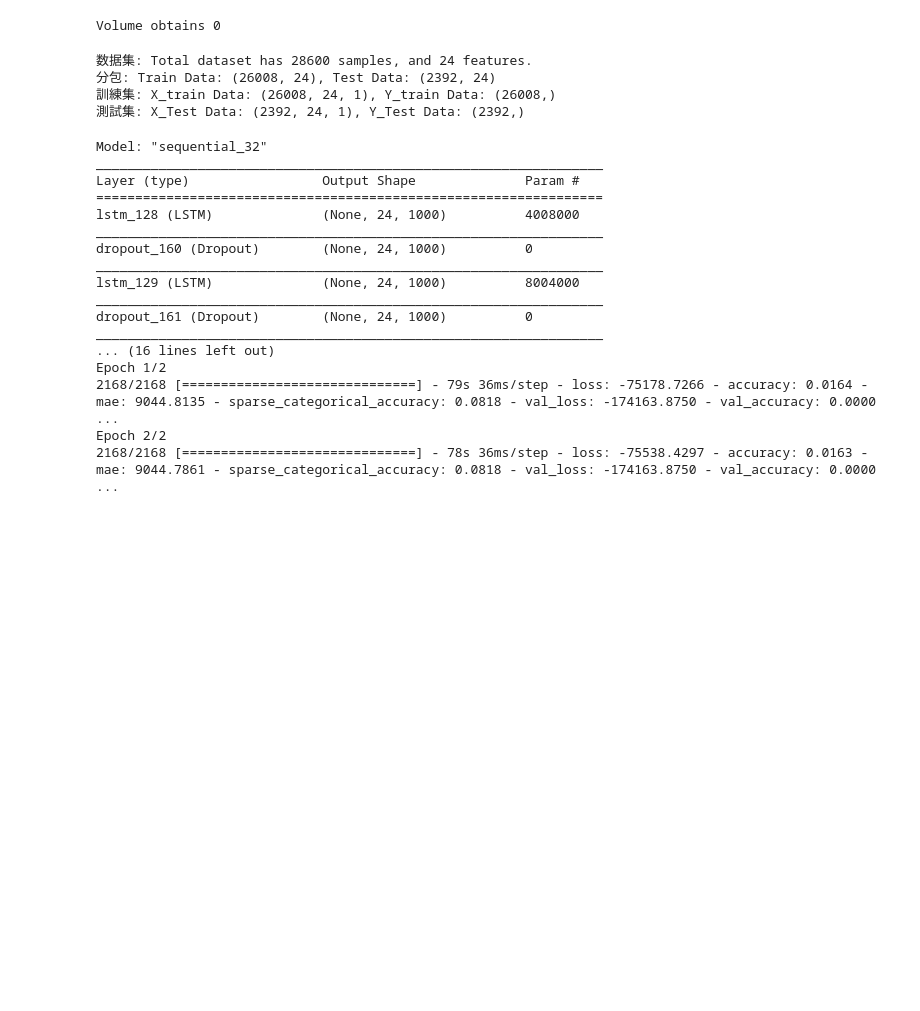
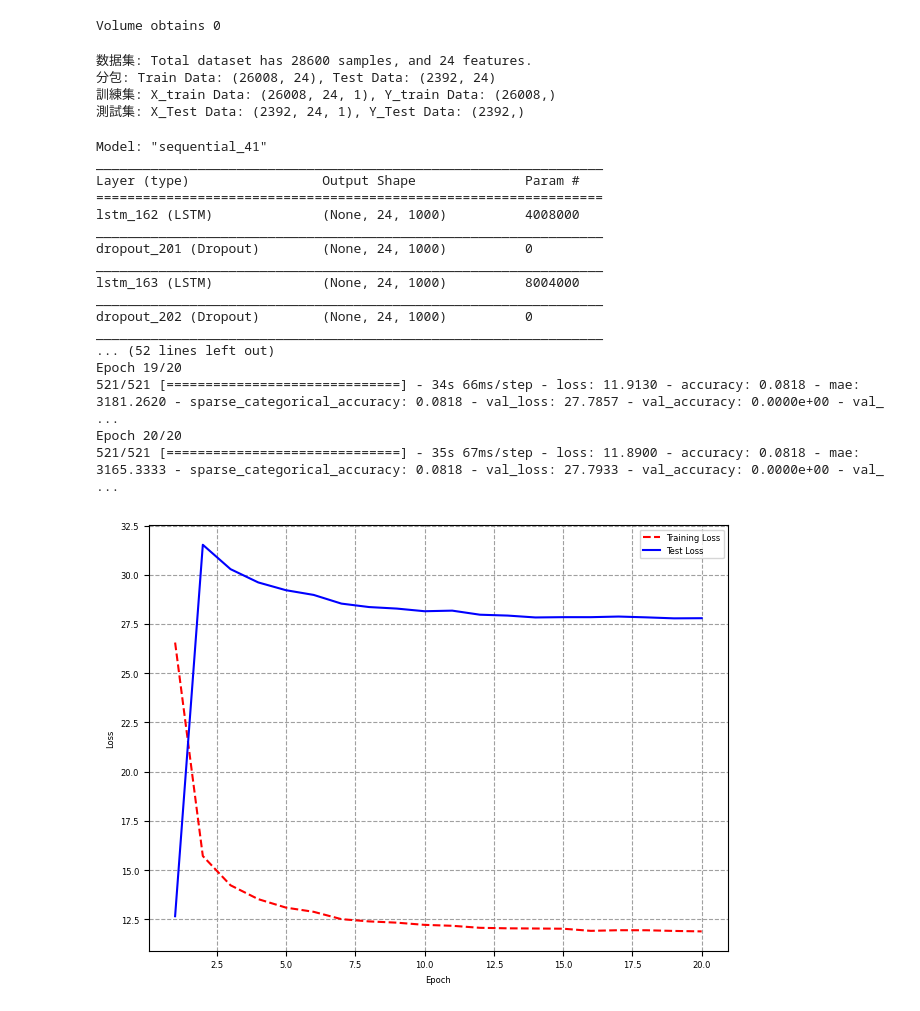
Before and after one commit to webclinic017/dbpower-machine-learning-project, a Jupyter notebook: nq.ipynb, the cells around one changed output. Drawn from its saved outputs; the diff is of its cells as text; code cells hidden in the pictures; blank space fills up the shorter version.

```diff
--- a/nq.ipynb
+++ b/nq.ipynb
@@ -137,9 +137,9 @@ for k, df5 in data.items():
             mpf.make_addplot(df5['p-sar'],scatter=True,markersize=1,marker='*',panel=0,color='blueviolet'),
             mpf.make_addplot((df5['vol-ema5']),panel=1,color='orange')]
     # 4.3 render
-    if (False):
+    if (True):
         # print(df5.shape, df5['udate'].iloc[0], df5['udate'].iloc[-1])
-        mpf.plot(df5, type='candle', addplot=apds, style=style, ylabel='', ylabel_lower='', volume=True, figscale=1.25, xrotation=0, datetime_format="%H:%M", show_nontrading=False, tight_layout=True, savefig='./data/img-nq/'+k.strftime('%m-%d-%Y'))
+        mpf.plot(df5, type='candle', addplot=apds, style=style, ylabel='', ylabel_lower='', volume=True, figscale=1.25, xrotation=0, datetime_format="%H:%M", show_nontrading=False, tight_layout=True, savefig='./data/img-nq/features/'+k.strftime('%m-%d-%Y'))
 # %%
 # 5.0 合併
 df7 = pd.DataFrame()
@@ -188,8 +188,8 @@ print('測試集: X_Test Data: {}, Y_Test Data: {}'.format(x_test.shape, y_test.
 測試集: X_Test Data: (2392, 24, 1), Y_Test Data: (2392,)
 # %%
 # 6.0.1 模型参数
-batch_size = 12
-epochs = 2  # 80
+batch_size = 50
+epochs = 20  # 80
 units = 1000 # 1000
 # 6.0.2 日志参数
 prefix = 'nq-lstm'
@@ -207,7 +207,7 @@ model_lstm.add(tf.keras.layers.LSTM(units=units, return_sequences=True))
 model_lstm.add(Dropout(0.2))
 model_lstm.add(tf.keras.layers.Dense(units=1))
 model_lstm.add(Dropout(0.2))
-model_lstm.compile(optimizer='adam', loss='binary_crossentropy', metrics=['accuracy', 'mae', 'sparse_categorical_accuracy'])
+model_lstm.compile(optimizer='rmsprop', loss='mean_squared_logarithmic_error', metrics=['accuracy', 'mae', 'sparse_categorical_accuracy'])
 model_lstm.summary()
 
 # 6.2.1 創建check point
@@ -230,21 +230,36 @@ history_lstm = model_lstm.fit(x_train, x_train, epochs = epochs, batch_size = ba
 model_path = "./saved_model/nq_lstm_"+cur_time+".h5"
 model_lstm.save(model_path)
 # %% [output]
-Model: "sequential_32"
+Model: "sequential_41"
 _________________________________________________________________
 Layer (type)                 Output Shape              Param #
 =================================================================
-lstm_128 (LSTM)              (None, 24, 1000)          4008000
+lstm_162 (LSTM)              (None, 24, 1000)          4008000
 _________________________________________________________________
-dropout_160 (Dropout)        (None, 24, 1000)          0
+dropout_201 (Dropout)        (None, 24, 1000)          0
 _________________________________________________________________
-lstm_129 (LSTM)              (None, 24, 1000)          8004000
+lstm_163 (LSTM)              (None, 24, 1000)          8004000
 _________________________________________________________________
-dropout_161 (Dropout)        (None, 24, 1000)          0
+dropout_202 (Dropout)        (None, 24, 1000)          0
 _________________________________________________________________
-... (16 lines left out)
-Epoch 1/2
-2168/2168 [==============================] - 79s 36ms/step - loss: -75178.7266 - accuracy: 0.0164 - mae: 9044.8135 - sparse_categorical_accuracy: 0.0818 - val_loss: -174163.8750 - val_accuracy: 0.0000 ...
-Epoch 2/2
-2168/2168 [==============================] - 78s 36ms/step - loss: -75538.4297 - accuracy: 0.0163 - mae: 9044.7861 - sparse_categorical_accuracy: 0.0818 - val_loss: -174163.8750 - val_accuracy: 0.0000 ...
+... (52 lines left out)
+Epoch 19/20
+521/521 [==============================] - 34s 66ms/step - loss: 11.9130 - accuracy: 0.0818 - mae: 3181.2620 - sparse_categorical_accuracy: 0.0818 - val_loss: 27.7857 - val_accuracy: 0.0000e+00 - val_ ...
+Epoch 20/20
+521/521 [==============================] - 35s 67ms/step - loss: 11.8900 - accuracy: 0.0818 - mae: 3165.3333 - sparse_categorical_accuracy: 0.0818 - val_loss: 27.7933 - val_accuracy: 0.0000e+00 - val_ ...
+# %%
+# 7.0 visualize model
+keys = list(history_lstm.history.keys())
+training_loss = history_lstm.history['loss']
+test_loss = history_lstm.history['val_loss']
+epoch_count = range(1, len(training_loss) + 1)
+plt.plot(epoch_count, training_loss, 'r--')
+plt.plot(epoch_count, test_loss, 'b-')
+plt.legend(['Training Loss', 'Test Loss'])
+plt.xlabel('Epoch')
+plt.ylabel('Loss')
+plt.tight_layout()
+plt.savefig('./data/img-nq/results/'+cur_time)
+# %% [output]
+[figure, added]
 # %%
```
Also changed, not shown: parts of 1 cell of this notebook, 2 other files.
